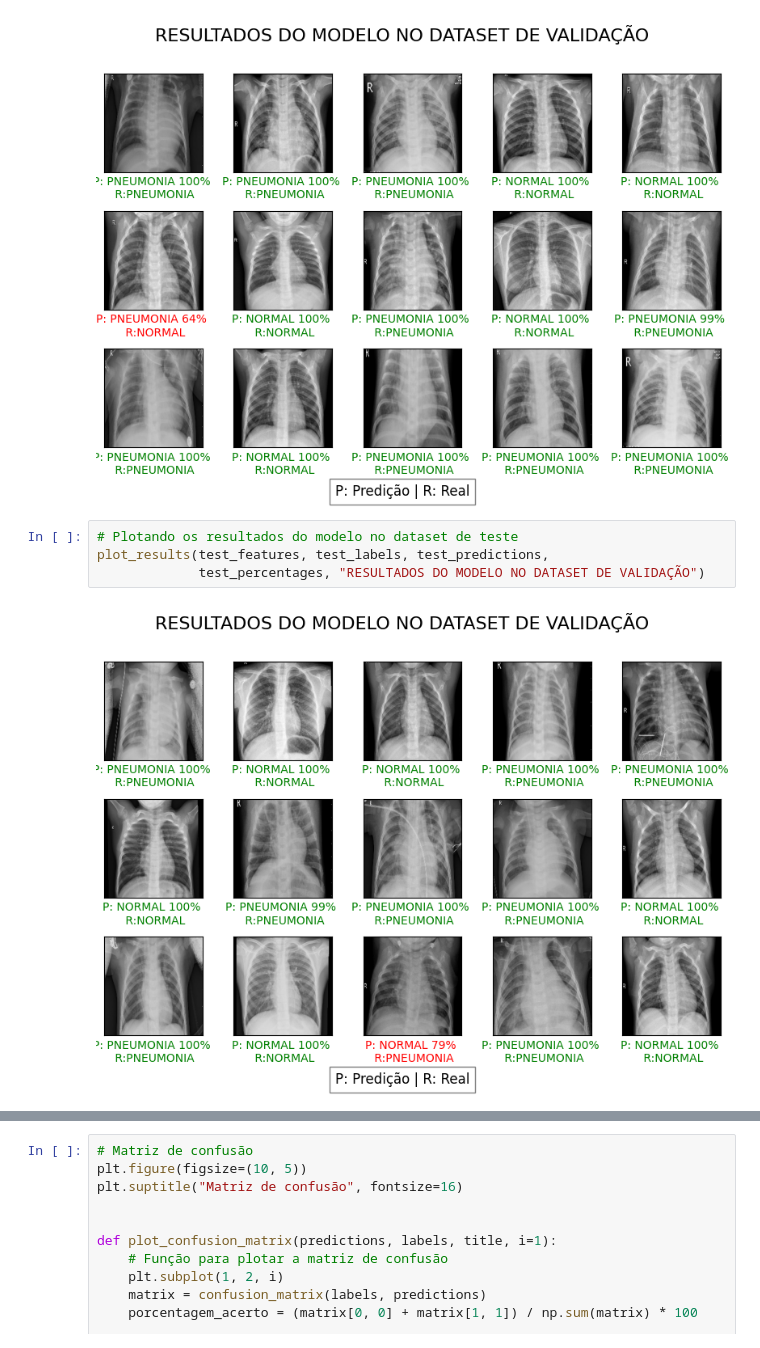
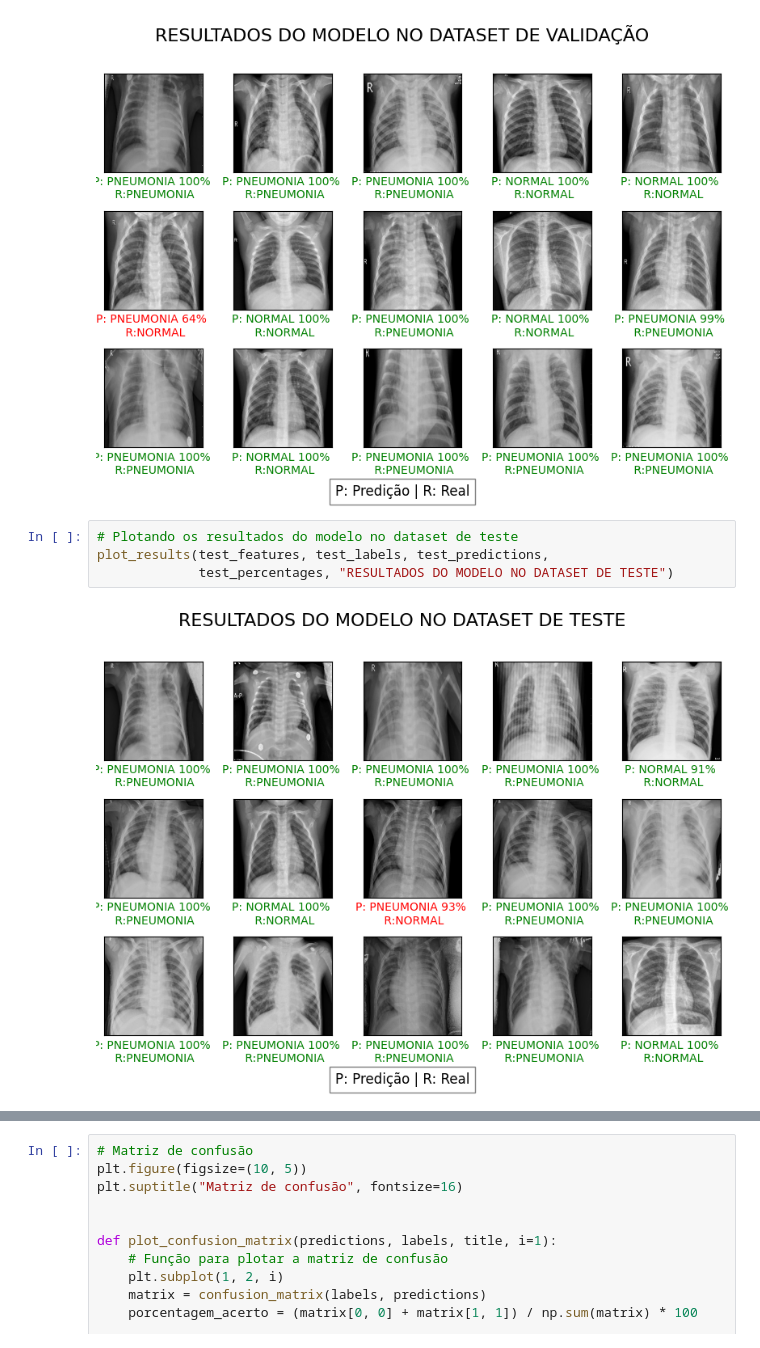
Before and after one commit to diegofemello/ImageClassificationWithPython, a Jupyter notebook: mobile_net_tcc.ipynb, the cells around one changed output, grey strips where cells are left out. Cells and saved outputs as stored; diff of their text form.

```diff
--- a/mobile_net_tcc.ipynb
+++ b/mobile_net_tcc.ipynb
@@ -472,9 +472,9 @@ plot_results(val_features, val_labels, val_predictions,
 # %%
 # Plotando os resultados do modelo no dataset de teste
 plot_results(test_features, test_labels, test_predictions,
-             test_percentages, "RESULTADOS DO MODELO NO DATASET DE VALIDAÇÃO")
+             test_percentages, "RESULTADOS DO MODELO NO DATASET DE TESTE")
 # %% [output]
-[figure, old version]
+[figure, new version]
 # %%
 # Plotando os resultados do modelo no dataset de teste
 plot_results(val_features, val_labels, val_predictions, val_percentages,
```
Also changed, not shown: parts of 2 cells of this notebook.
